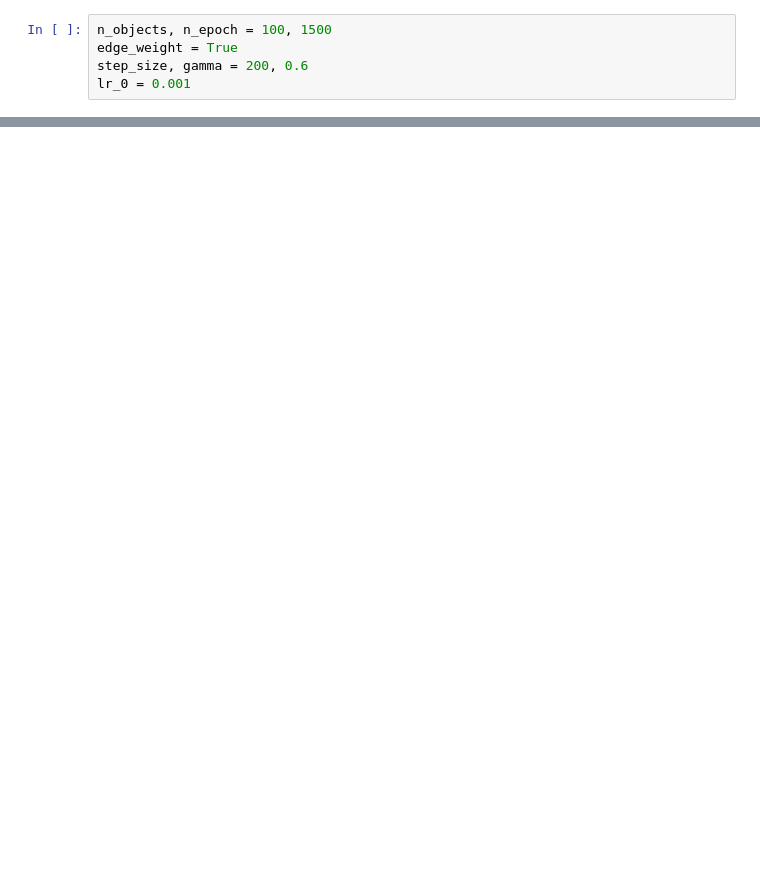
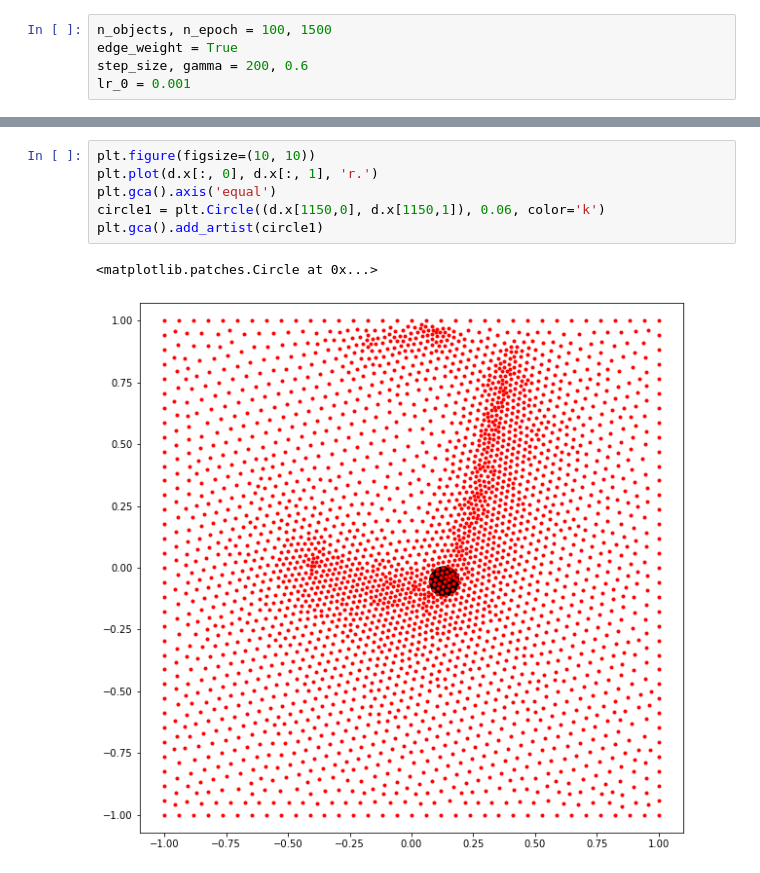
Before and after one commit to amaleki2/sdf-predict-graph, a Jupyter notebook: runs.ipynb, the cells around one changed output, grey strips where cells are left out. Cells and saved outputs as stored; diff of their text form; blank space fills up the shorter version.

```diff
--- a/runs.ipynb
+++ b/runs.ipynb
@@ -35,0 +126,9 @@ plot_results_over_line(model, train_data, save_name="name")
+# %%
+plt.figure(figsize=(10, 10))
+plt.plot(d.x[:, 0], d.x[:, 1], 'r.')
+plt.gca().axis('equal')
+circle1 = plt.Circle((d.x[1150,0], d.x[1150,1]), 0.06, color='k')
+plt.gca().add_artist(circle1)
+# %% [output]
+<matplotlib.patches.Circle at 0x...>
+[figure, added]
```
Also changed, not shown: parts of 22 cells of this notebook, 4 other files.
